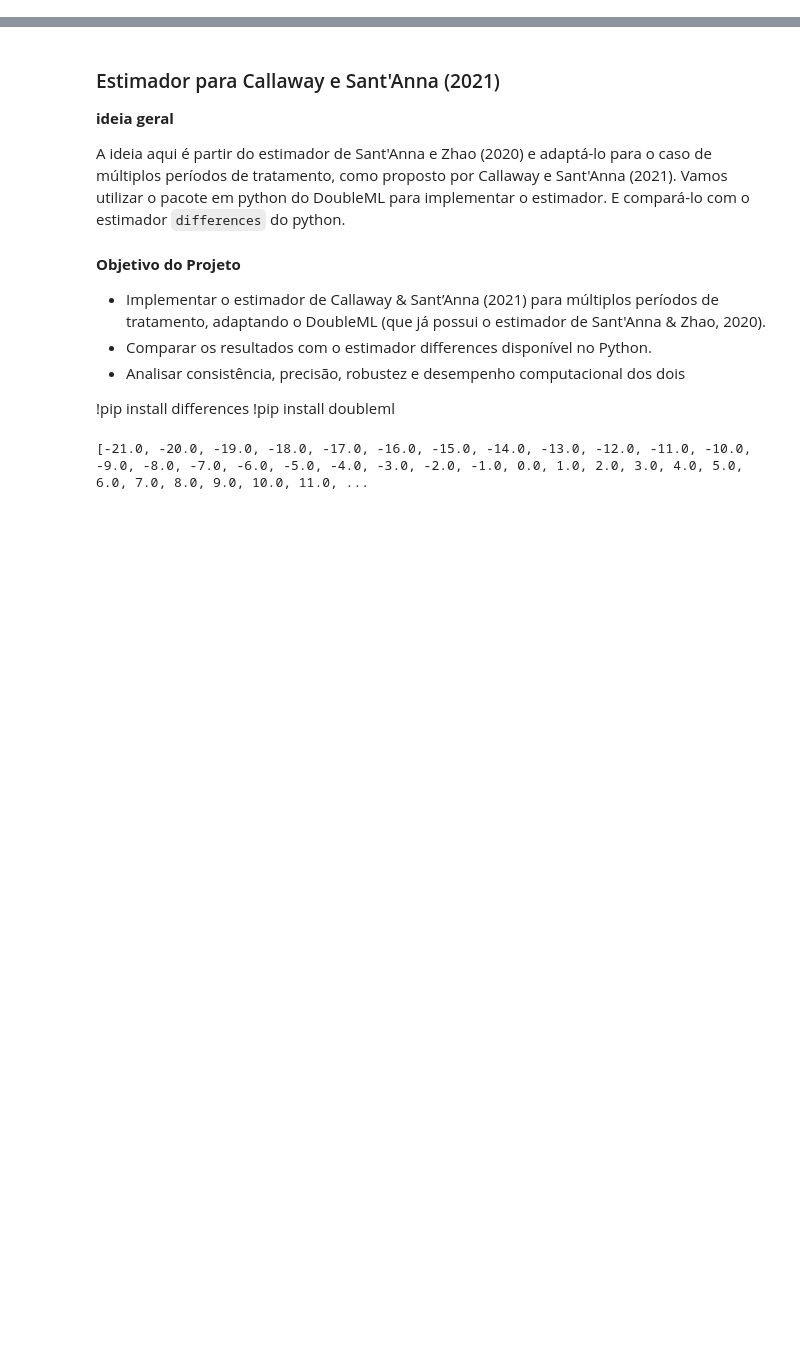
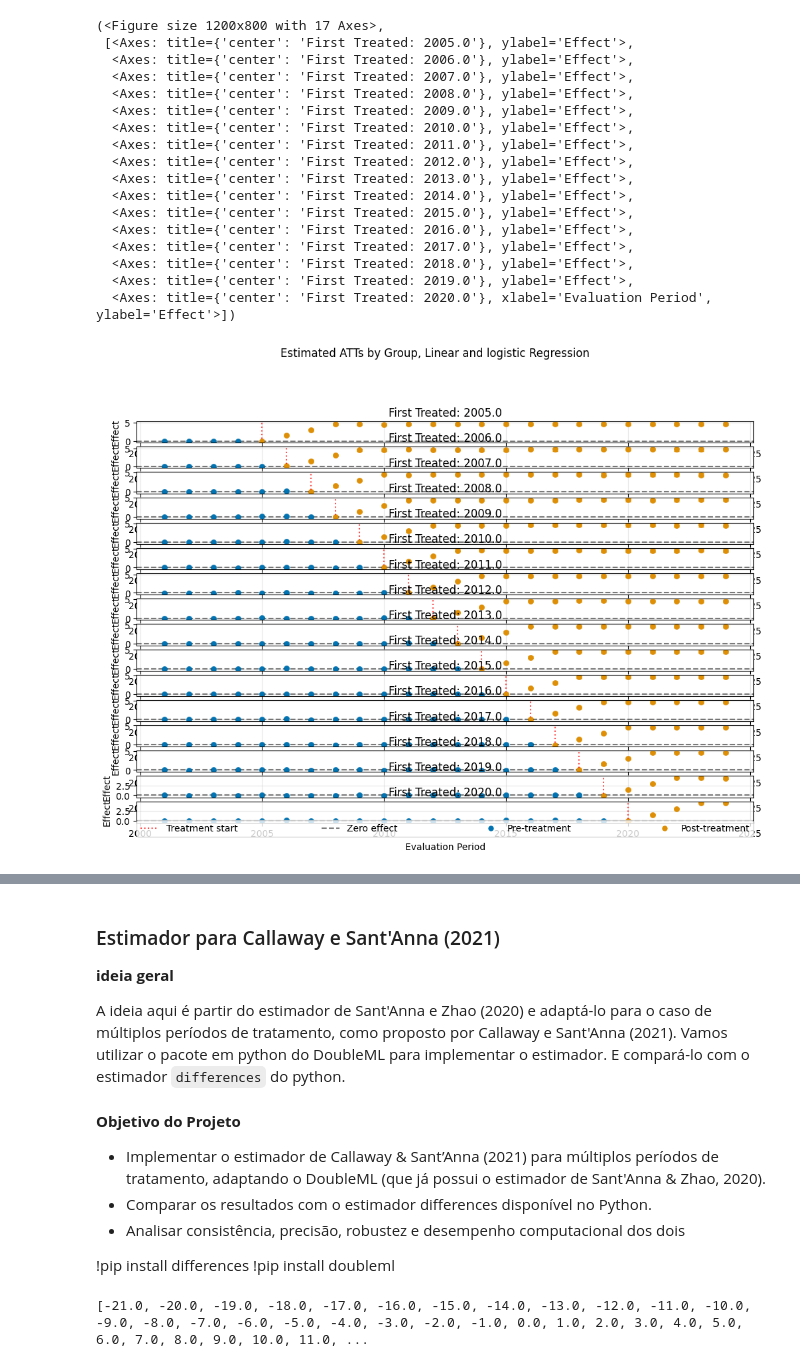
Before and after one commit to Daniel-Uhr/Estimators, a Jupyter notebook: 01_ATTgt_DML.ipynb, the cells around one changed output, grey strips where cells are left out. Cells and saved outputs as stored; diff of their text form; code cells hidden in the pictures; blank space fills up the shorter version.

```diff
--- a/01_ATTgt_DML.ipynb
+++ b/01_ATTgt_DML.ipynb
@@ -0,0 +398,3 @@
+# %%
+# Set values for treatment group indicator for never-treated to np.inf
+panel.loc[panel['treat_year'] == 0, 'treat_year'] = np.inf
@@ -0,0 +532,31 @@
+# %%
+dml_obj_linear_logistic = DoubleMLDIDMulti(
+    obj_dml_data=dml_data,
+    ml_g=LinearRegression(),
+    ml_m=LogisticRegression(penalty=None),
+    control_group="never_treated",
+    n_folds=10
+)
+
+dml_obj_linear_logistic.fit()
+dml_obj_linear_logistic.bootstrap(n_rep_boot=5000)
+dml_obj_linear_logistic.plot_effects(title="Estimated ATTs by Group, Linear and logistic Regression")
+# %% [output]
+(<Figure size 1200x800 with 17 Axes>,
+ [<Axes: title={'center': 'First Treated: 2005.0'}, ylabel='Effect'>,
+  <Axes: title={'center': 'First Treated: 2006.0'}, ylabel='Effect'>,
+  <Axes: title={'center': 'First Treated: 2007.0'}, ylabel='Effect'>,
+  <Axes: title={'center': 'First Treated: 2008.0'}, ylabel='Effect'>,
+  <Axes: title={'center': 'First Treated: 2009.0'}, ylabel='Effect'>,
+  <Axes: title={'center': 'First Treated: 2010.0'}, ylabel='Effect'>,
+  <Axes: title={'center': 'First Treated: 2011.0'}, ylabel='Effect'>,
+  <Axes: title={'center': 'First Treated: 2012.0'}, ylabel='Effect'>,
+  <Axes: title={'center': 'First Treated: 2013.0'}, ylabel='Effect'>,
+  <Axes: title={'center': 'First Treated: 2014.0'}, ylabel='Effect'>,
+  <Axes: title={'center': 'First Treated: 2015.0'}, ylabel='Effect'>,
+  <Axes: title={'center': 'First Treated: 2016.0'}, ylabel='Effect'>,
+  <Axes: title={'center': 'First Treated: 2017.0'}, ylabel='Effect'>,
+  <Axes: title={'center': 'First Treated: 2018.0'}, ylabel='Effect'>,
+  <Axes: title={'center': 'First Treated: 2019.0'}, ylabel='Effect'>,
+  <Axes: title={'center': 'First Treated: 2020.0'}, xlabel='Evaluation Period', ylabel='Effect'>])
+[figure, added]
```
Also changed, not shown: parts of 50 cells of this notebook, 1 other file.
